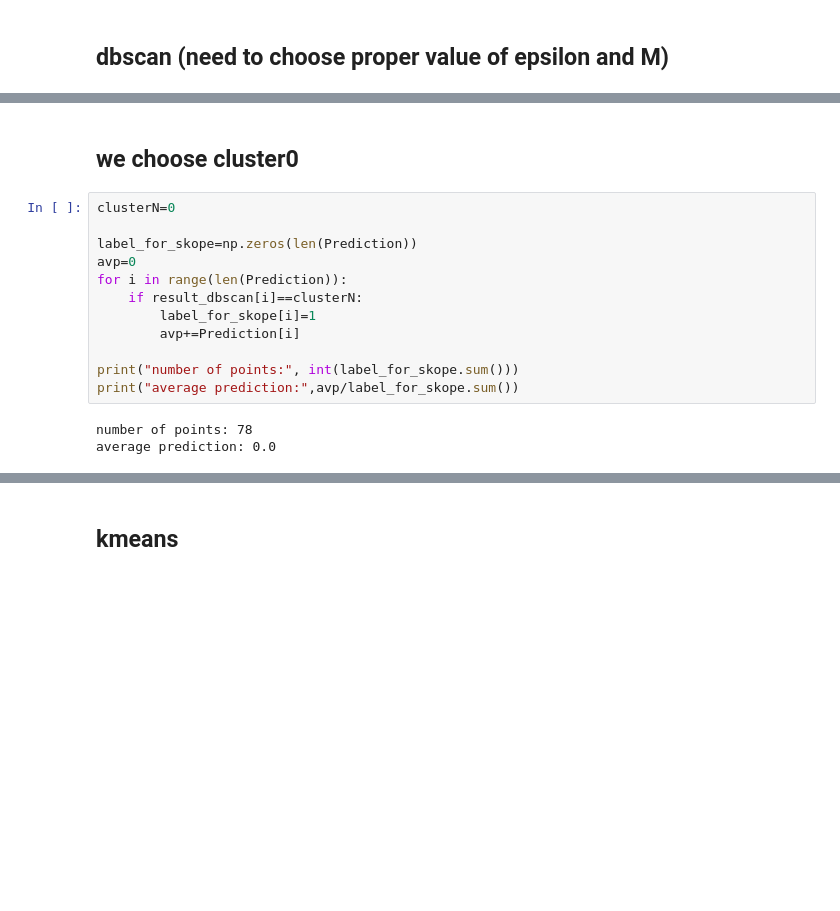
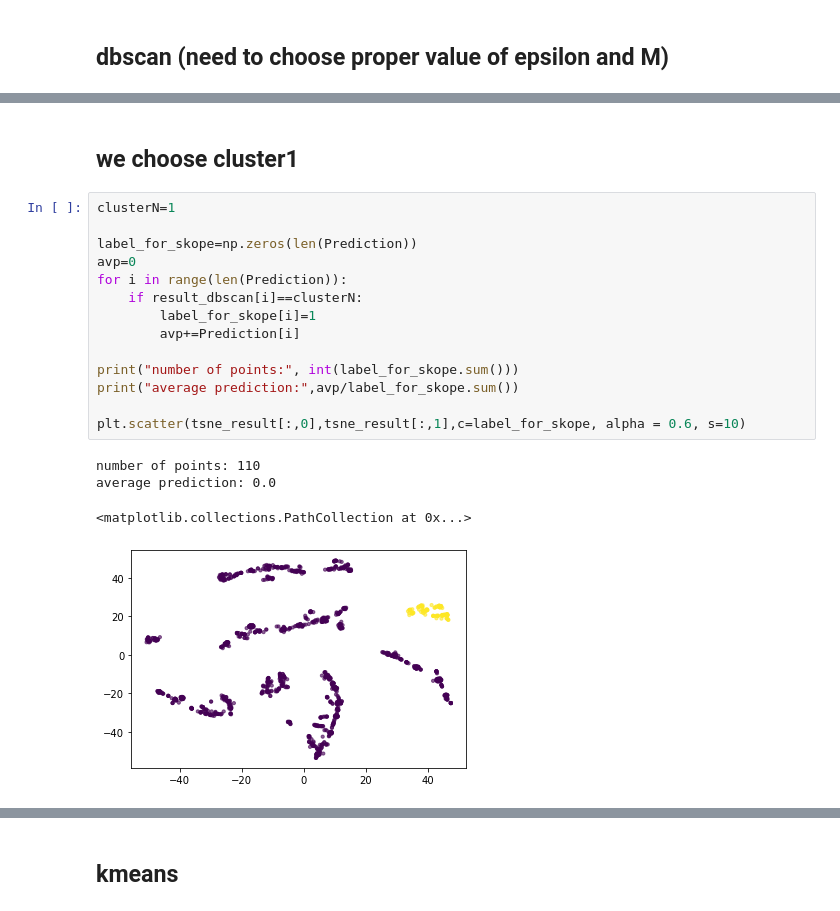
Before and after one commit to WeituoDAI/stage_weituo, a Jupyter notebook: Cluster_Skope-rules_explication-space_banknote.ipynb, the cells around one changed output, grey strips where cells are left out. Drawn from its saved outputs; the diff is of its cells as text; blank space fills up the shorter version.

```diff
--- a/Cluster_Skope-rules_explication-space_banknote.ipynb
+++ b/Cluster_Skope-rules_explication-space_banknote.ipynb
@@ -223,17 +232,21 @@ plt.show()
 # %% [markdown]
-## we choose cluster0
+## we choose cluster1
 # %%
-clusterN=0
+clusterN=1
 
 label_for_skope=np.zeros(len(Prediction))
 avp=0
 for i in range(len(Prediction)):
     if result_dbscan[i]==clusterN:
         label_for_skope[i]=1
         avp+=Prediction[i]
 
 print("number of points:", int(label_for_skope.sum()))
 print("average prediction:",avp/label_for_skope.sum())
+
+plt.scatter(tsne_result[:,0],tsne_result[:,1],c=label_for_skope, alpha = 0.6, s=10)
 # %% [output]
-number of points: 78
+number of points: 110
 average prediction: 0.0
+<matplotlib.collections.PathCollection at 0x...>
+[figure, added]
```
Also changed, not shown: parts of 22 cells of this notebook.
